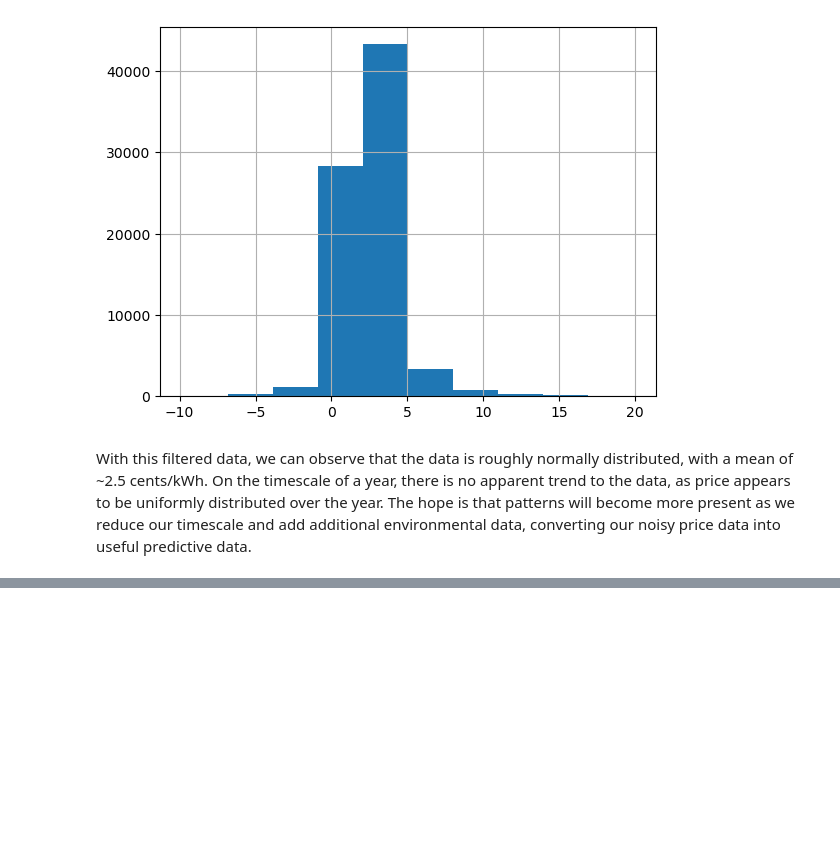
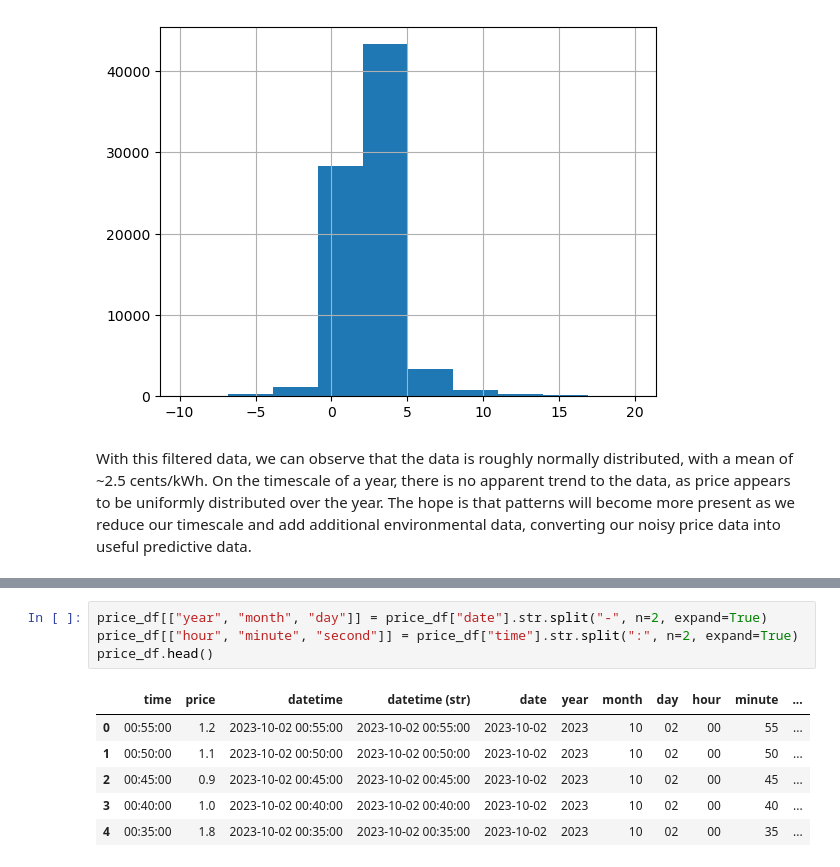
Before and after one commit to traskcon/DATA602-Project, a Jupyter notebook: DATA602-Project.ipynb, the cells around one changed output, grey strips where cells are left out. Cells and saved outputs as stored; diff of their text form; blank space fills up the shorter version.

```diff
--- a/DATA602-Project.ipynb
+++ b/DATA602-Project.ipynb
@@ -69,0 +96,11 @@ price_df.head()
+# %%
+price_df[["year", "month", "day"]] = price_df["date"].str.split("-", n=2, expand=True)
+price_df[["hour", "minute", "second"]] = price_df["time"].str.split(":", n=2, expand=True)
+price_df.head()
+# %% [output]
+|  | time | price | datetime | datetime (str) | date | year | month | day | hour | minute | ... |
+| 0 | 00:55:00 | 1.2 | 2023-10-02 00:55:00 | 2023-10-02 00:55:00 | 2023-10-02 | 2023 | 10 | 02 | 00 | 55 | ... |
+| 1 | 00:50:00 | 1.1 | 2023-10-02 00:50:00 | 2023-10-02 00:50:00 | 2023-10-02 | 2023 | 10 | 02 | 00 | 50 | ... |
+| 2 | 00:45:00 | 0.9 | 2023-10-02 00:45:00 | 2023-10-02 00:45:00 | 2023-10-02 | 2023 | 10 | 02 | 00 | 45 | ... |
+| 3 | 00:40:00 | 1.0 | 2023-10-02 00:40:00 | 2023-10-02 00:40:00 | 2023-10-02 | 2023 | 10 | 02 | 00 | 40 | ... |
+| 4 | 00:35:00 | 1.8 | 2023-10-02 00:35:00 | 2023-10-02 00:35:00 | 2023-10-02 | 2023 | 10 | 02 | 00 | 35 | ... |
```
Also changed, not shown: parts of 6 cells of this notebook.
